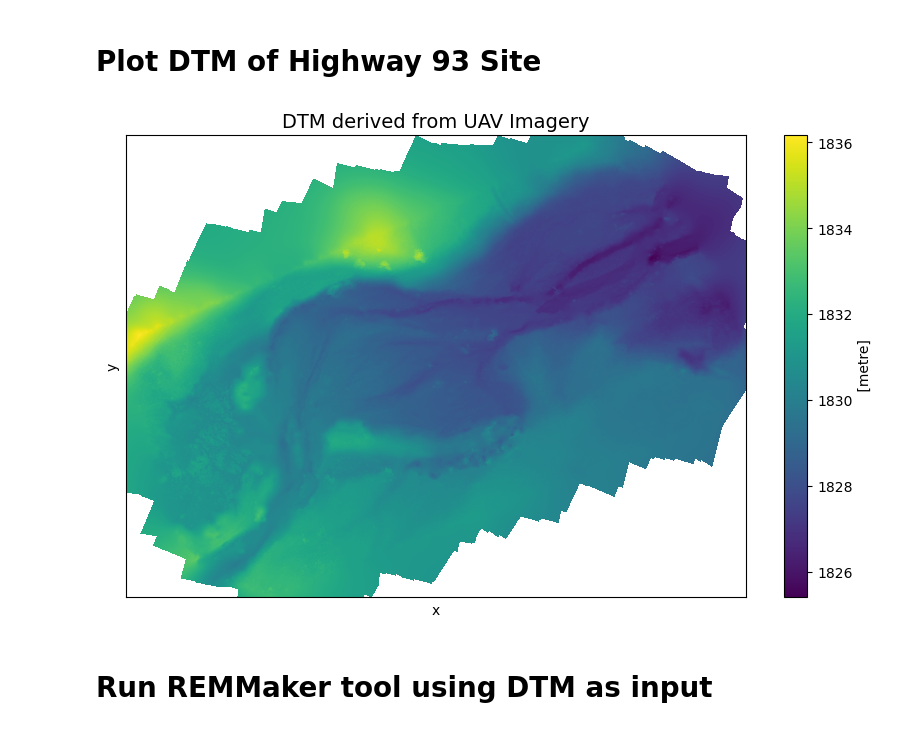
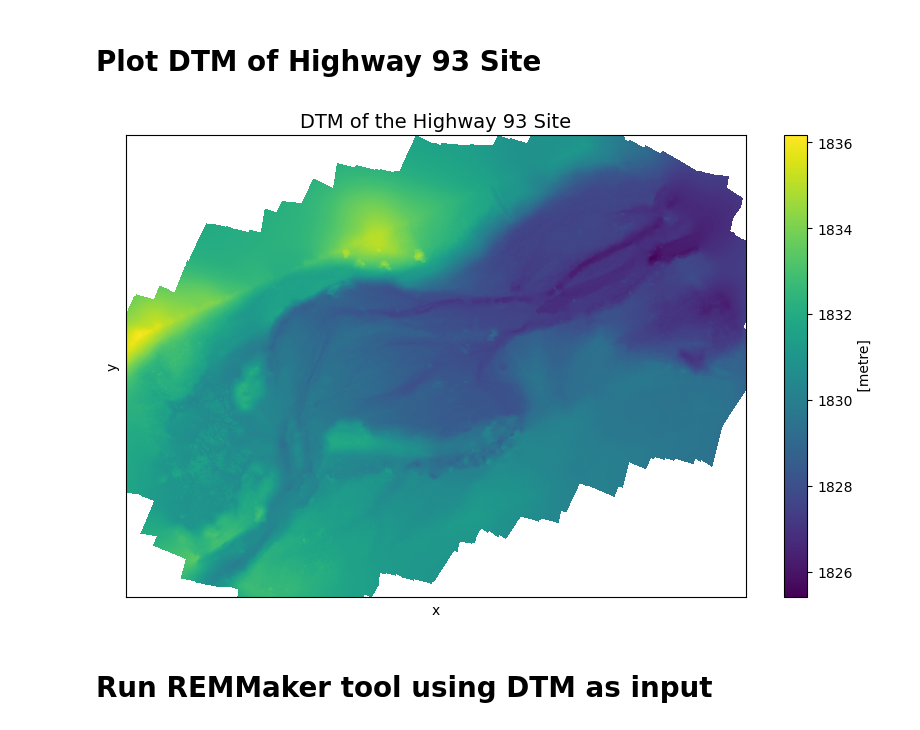
Before and after one commit to lechipman/example-project-repository, a Jupyter notebook: watershed_project_summer23.ipynb, the cells around one changed output. Drawn from its saved outputs; the diff is of its cells as text; code cells hidden in the pictures.

```diff
--- a/watershed_project_summer23.ipynb
+++ b/watershed_project_summer23.ipynb
@@ -61,24 +54,0 @@ dtm_path = os.path.join(dtm_dir, 'DTM_Highway93.tif')
-# %%
-# Create directory and download DTM file if doesn't exist
-override_cache = False
-if not os.path.exists(dtm_dir):
-    print('{} does not exist. Creating...'.format(dtm_dir))
-    os.makedirs(dtm_dir)
-
-if (not os.path.exists(dtm_path)) or override_cache:
-    print('{} does not exist. Downloading...'.format(dtm_path))
-    # Opem DTM file
-    response = requests.get(hwy_93_url)
-
-    # Open a local file with wb permission and write response content
-    with open(dtm_path, 'wb') as dtm_file:
-        dtm_file.write(response.content)
-# %%
-# Open and plot the DTM
-dtm = rxr.open_rasterio(dtm_path, masked=True)
-
-plot_model(model = dtm,
-           title = 'DTM derived from UAV Imagery',
-           coarsen = True)
-# %% [output]
-[figure, removed]
@@ -85,3 +100,15 @@ plot_model(model = dtm,
+# %%
+# Create dataarray for hwy 93 site DTM
+dtm = load_dtm(data_url = hwy_93_url,
+                          site_name = 'uav_hwy93',
+                          file_name = 'DTM_Highway93.tif')
+# %%
+# Plot the hwy 93 DTM
+plot_model(model = dtm,
+           title = 'DTM of the Highway 93 Site',
+           coarsen = True)
+# %% [output]
+[figure, added]
 # %% [markdown]
 # Run REMMaker tool using DTM as input
 # %%
```
Also changed, not shown: parts of 6 cells of this notebook, 4 other files.
